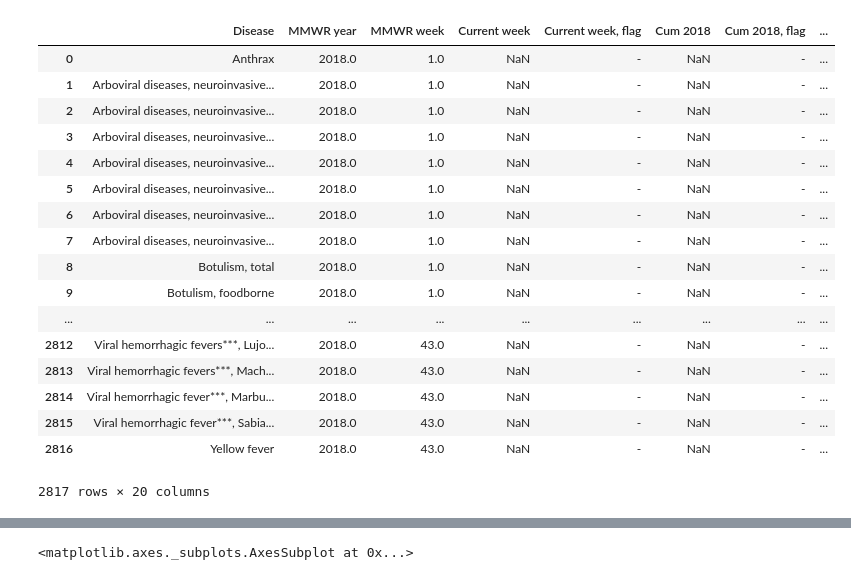
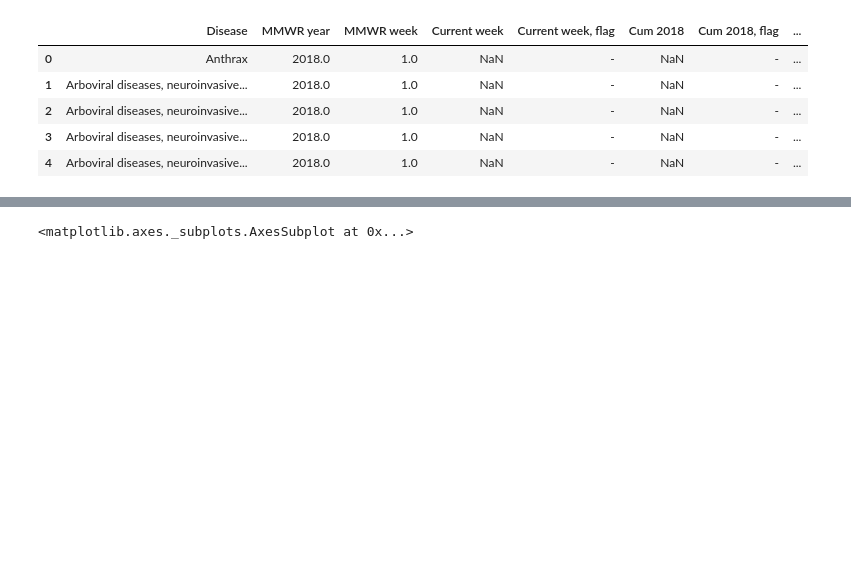
Before and after one commit to jchen2186/mortal-determination, a Jupyter notebook: EDA analysiS MMR.ipynb, the cells around one changed output, grey strips where cells are left out. Cells and saved outputs as stored; diff of their text form; code cells hidden in the pictures; blank space fills up the shorter version.

```diff
--- a/EDA analysiS MMR.ipynb
+++ b/EDA analysiS MMR.ipynb
@@ -8,21 +6,11 @@ df = pd.read_csv('Downloads/data.csv')
+# %%
+df = pd.read_csv('https://raw.githubusercontent.com/jchen2186/mortal-determination/master/raw_data/NNDSS_-_Table_I._infrequently_reported_notifiable_diseases_2018.csv')
 # %%
-df
+df.head()
 # %% [output]
 |  | Disease | MMWR year | MMWR week | Current week | Current week, flag | Cum 2018 | Cum 2018, flag | ... |
 | 0 | Anthrax | 2018.0 | 1.0 | NaN | - | NaN | - | ... |
 | 1 | Arboviral diseases, neuroinvasive... | 2018.0 | 1.0 | NaN | - | NaN | - | ... |
 | 2 | Arboviral diseases, neuroinvasive... | 2018.0 | 1.0 | NaN | - | NaN | - | ... |
 | 3 | Arboviral diseases, neuroinvasive... | 2018.0 | 1.0 | NaN | - | NaN | - | ... |
 | 4 | Arboviral diseases, neuroinvasive... | 2018.0 | 1.0 | NaN | - | NaN | - | ... |
-| 5 | Arboviral diseases, neuroinvasive... | 2018.0 | 1.0 | NaN | - | NaN | - | ... |
-| 6 | Arboviral diseases, neuroinvasive... | 2018.0 | 1.0 | NaN | - | NaN | - | ... |
-| 7 | Arboviral diseases, neuroinvasive... | 2018.0 | 1.0 | NaN | - | NaN | - | ... |
-| 8 | Botulism, total | 2018.0 | 1.0 | NaN | - | NaN | - | ... |
-| 9 | Botulism, foodborne | 2018.0 | 1.0 | NaN | - | NaN | - | ... |
-| ... | ... | ... | ... | ... | ... | ... | ... | ... |
-| 2812 | Viral hemorrhagic fevers***, Lujo... | 2018.0 | 43.0 | NaN | - | NaN | - | ... |
-| 2813 | Viral hemorrhagic fevers***, Mach... | 2018.0 | 43.0 | NaN | - | NaN | - | ... |
-| 2814 | Viral hemorrhagic fever***, Marbu... | 2018.0 | 43.0 | NaN | - | NaN | - | ... |
-| 2815 | Viral hemorrhagic fever***, Sabia... | 2018.0 | 43.0 | NaN | - | NaN | - | ... |
-| 2816 | Yellow fever | 2018.0 | 43.0 | NaN | - | NaN | - | ... |
-2817 rows × 20 columns
```
Also changed, not shown: parts of 8 cells of this notebook, 6 other files.
